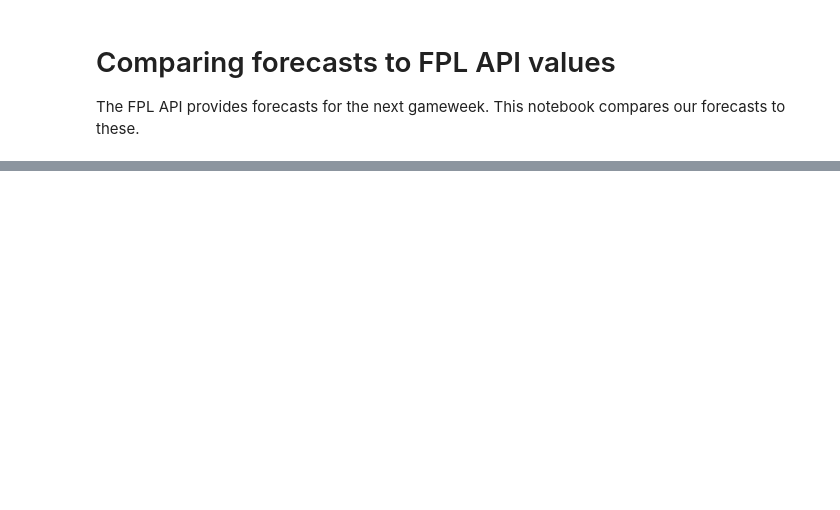
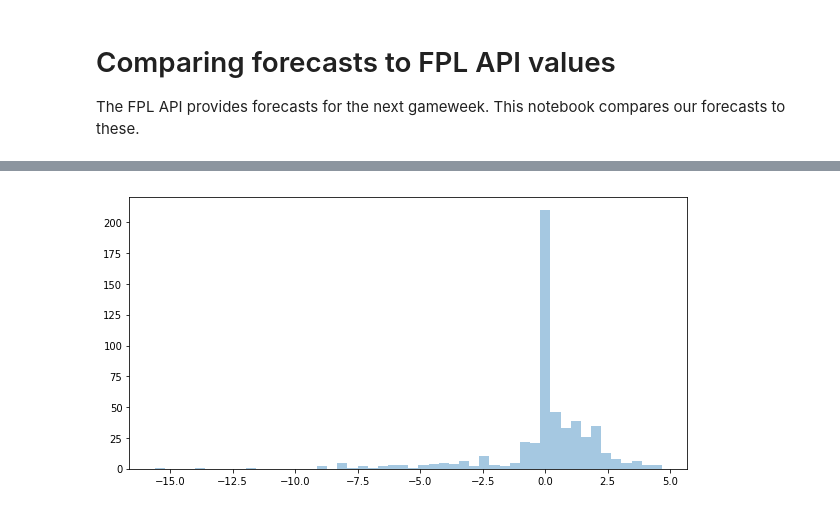
Before and after one commit to alan-turing-institute/AIrsenal, a Jupyter notebook: sandbox/compare_forecasts.ipynb, the cells around one changed output, grey strips where cells are left out. Saved outputs shown, nothing was run; the diff lists cells and outputs as text; code cells hidden in the pictures; blank space fills up the shorter version.

Commit message:
plot predicted vs actual scores

```diff
--- a/sandbox/compare_forecasts.ipynb
+++ b/sandbox/compare_forecasts.ipynb
@@ -18,7 +21,18 @@ plt.rcParams["figure.figsize"] = (10, 5)
 # %%
 our_preds = session.query(PlayerPrediction).all()
 fpl_preds = FPLDataFetcher().get_player_summary_data()
+# %%
+positions = ["GK","DEF","MID","FWD"]
+players = [(pid,pos) for pos in positions for pid in list_players(pos)]
+fetcher = FPLDataFetcher()
 # %%
+def make_actual_row(pred): # pred is a tuple (playerid, position)
+    df = pd.DataFrame()
+    df["id"] = [pred[0]]
+    df["position"] = [pred[1]]
+    df["actual_points"] = [fetcher.get_gameweek_data_for_player(pred[0],5)[0]['total_points']]
+    return df
+
 def make_our_df_row(pred):
     df = pd.DataFrame()
     df["id"] = [pred.player_id]
@@ -41,12 +55,16 @@ def make_pred_df(preds, kind="ours"):
     elif kind == "fpl":
         f = make_fpl_row
         preds = preds.values()
+    elif kind == "actual":
+        f = make_actual_row
+        preds = [(pid,pos) for pos in positions for pid in list_players(pos)]
     else:
         raise ValueError
     return pd.concat((f(pred) for pred in preds))
 # %%
 df_our_preds = make_pred_df(our_preds, kind="ours")
 df_fpl_preds = make_pred_df(fpl_preds, kind="fpl")
-
+df_actual = make_pred_df(players, kind="actual")
 df_our_preds = df_our_preds[df_our_preds["gameweek"] == 5]
-df_all = df_our_preds.merge(df_fpl_preds, left_on="id", right_on="id")
+df_predictions = df_our_preds.merge(df_fpl_preds, left_on="id", right_on="id")
+df_all = df_predictions.merge(df_actual, left_on="id", right_on="id")
@@ -55,3 +77,7 @@ sns.distplot(df_all["predicted_points"] -  df_all["fpl_points"], kde=False);
+# %%
+sns.distplot(df_all["predicted_points"] -  df_all["actual_points"], kde=False);
+# %% [output]
+[figure, added]
 # %%
 plt.scatter(df_all["predicted_points"].values, df_all["fpl_points"].values)
 plt.xlabel("Expected points (AIrsenal)")
```
Also changed, not shown: parts of 6 cells of this notebook.
